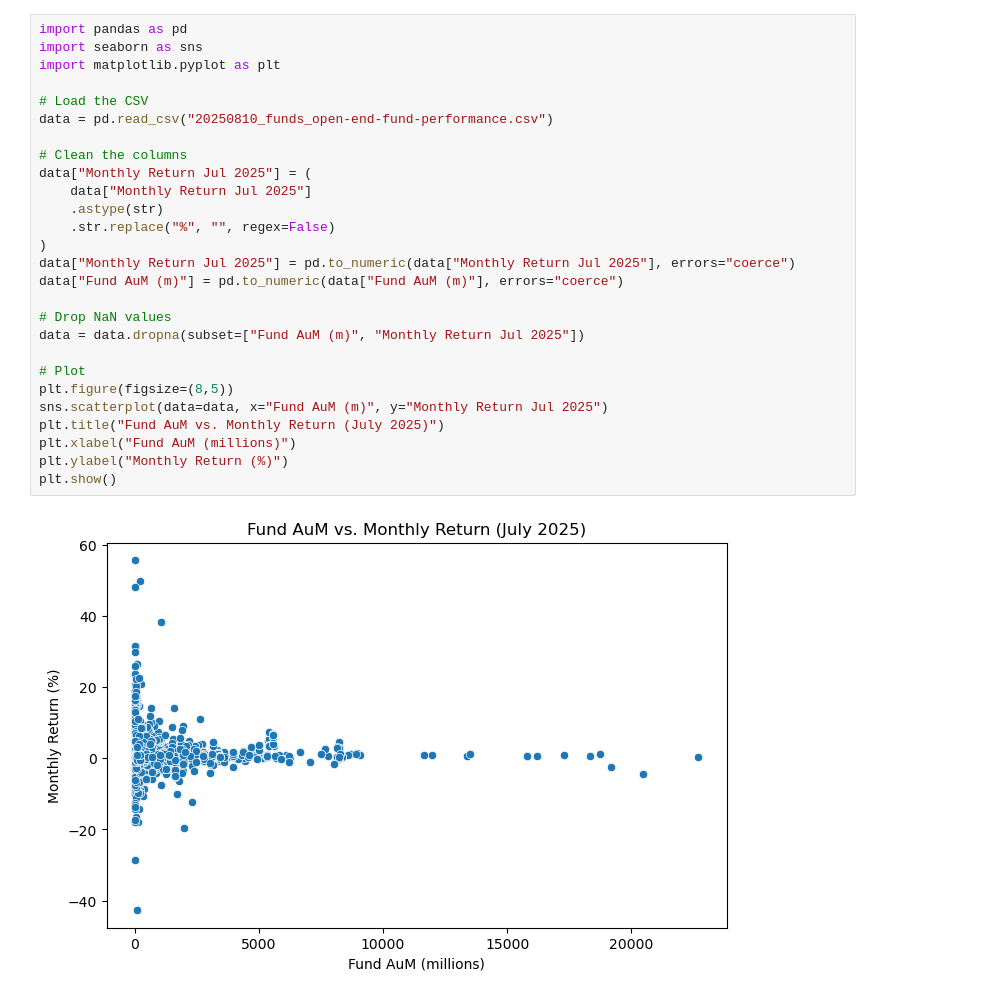
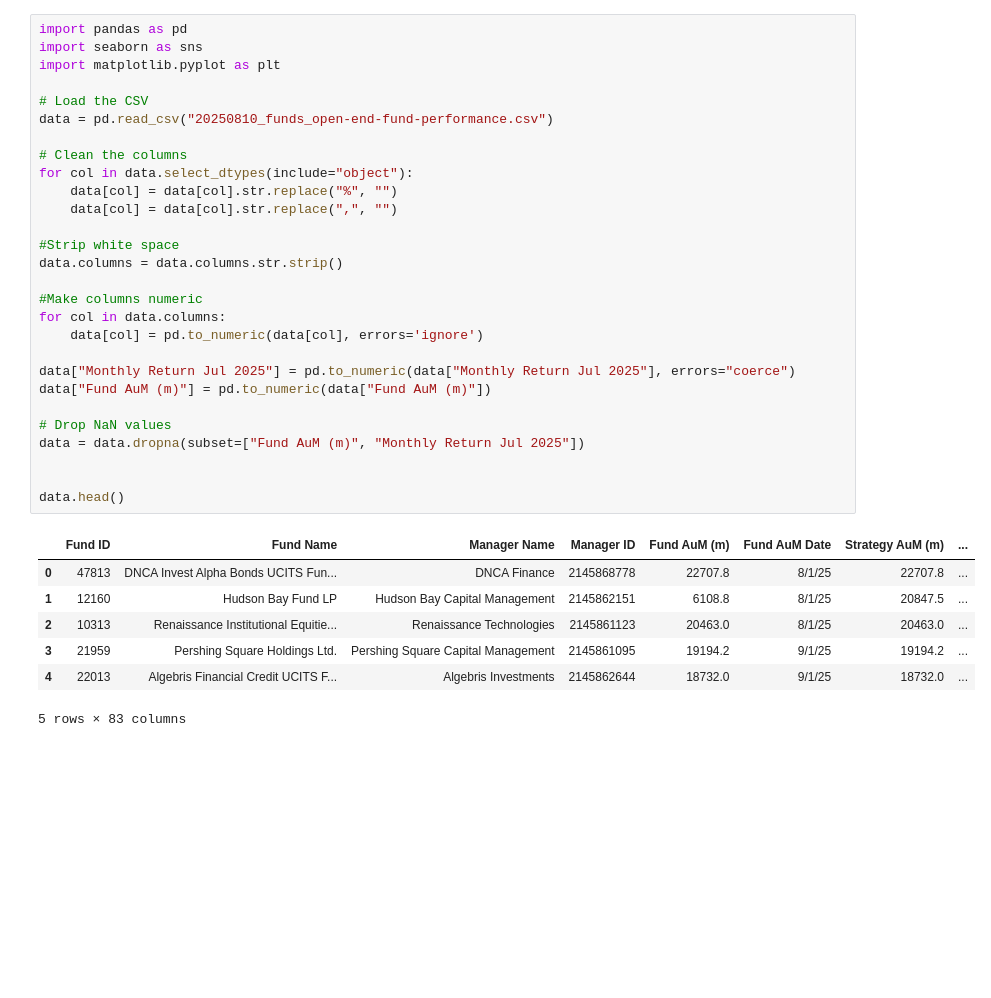
Before and after one commit to ThiagoFasolo/DS4200-Project, a Jupyter notebook: DS4200 Project Code.ipynb, the cells around one changed output. Saved outputs shown, nothing was run; the diff lists cells and outputs as text; blank space fills up the shorter version.

```diff
--- a/DS4200 Project Code.ipynb
+++ b/DS4200 Project Code.ipynb
@@ -1,29 +1,36 @@
 # %%
 import pandas as pd
 import seaborn as sns
 import matplotlib.pyplot as plt
 
 # Load the CSV
 data = pd.read_csv("20250810_funds_open-end-fund-performance.csv")
 
 # Clean the columns
-data["Monthly Return Jul 2025"] = (
-    data["Monthly Return Jul 2025"]
-    .astype(str)
-    .str.replace("%", "", regex=False)
-)
+for col in data.select_dtypes(include="object"):
+    data[col] = data[col].str.replace("%", "")
+    data[col] = data[col].str.replace(",", "")
+
+#Strip white space
+data.columns = data.columns.str.strip()
+
+#Make columns numeric
+for col in data.columns:
+    data[col] = pd.to_numeric(data[col], errors='ignore')
+
 data["Monthly Return Jul 2025"] = pd.to_numeric(data["Monthly Return Jul 2025"], errors="coerce")
-data["Fund AuM (m)"] = pd.to_numeric(data["Fund AuM (m)"], errors="coerce")
+data["Fund AuM (m)"] = pd.to_numeric(data["Fund AuM (m)"])
 
 # Drop NaN values
 data = data.dropna(subset=["Fund AuM (m)", "Monthly Return Jul 2025"])
 
-# Plot
-plt.figure(figsize=(8,5))
-sns.scatterplot(data=data, x="Fund AuM (m)", y="Monthly Return Jul 2025")
-plt.title("Fund AuM vs. Monthly Return (July 2025)")
-plt.xlabel("Fund AuM (millions)")
-plt.ylabel("Monthly Return (%)")
-plt.show()
+
+data.head()
 # %% [output]
-[figure, removed]
+|  | Fund ID | Fund Name | Manager Name | Manager ID | Fund AuM (m) | Fund AuM Date | Strategy AuM (m) | ... |
+| 0 | 47813 | DNCA Invest Alpha Bonds UCITS Fun... | DNCA Finance | 2145868778 | 22707.8 | 8/1/25 | 22707.8 | ... |
+| 1 | 12160 | Hudson Bay Fund LP | Hudson Bay Capital Management | 2145862151 | 6108.8 | 8/1/25 | 20847.5 | ... |
+| 2 | 10313 | Renaissance Institutional Equitie... | Renaissance Technologies | 2145861123 | 20463.0 | 8/1/25 | 20463.0 | ... |
+| 3 | 21959 | Pershing Square Holdings Ltd. | Pershing Square Capital Management | 2145861095 | 19194.2 | 9/1/25 | 19194.2 | ... |
+| 4 | 22013 | Algebris Financial Credit UCITS F... | Algebris Investments | 2145862644 | 18732.0 | 9/1/25 | 18732.0 | ... |
+5 rows × 83 columns
```
Also changed, not shown: parts of 1 cell of this notebook, 1 other file.
